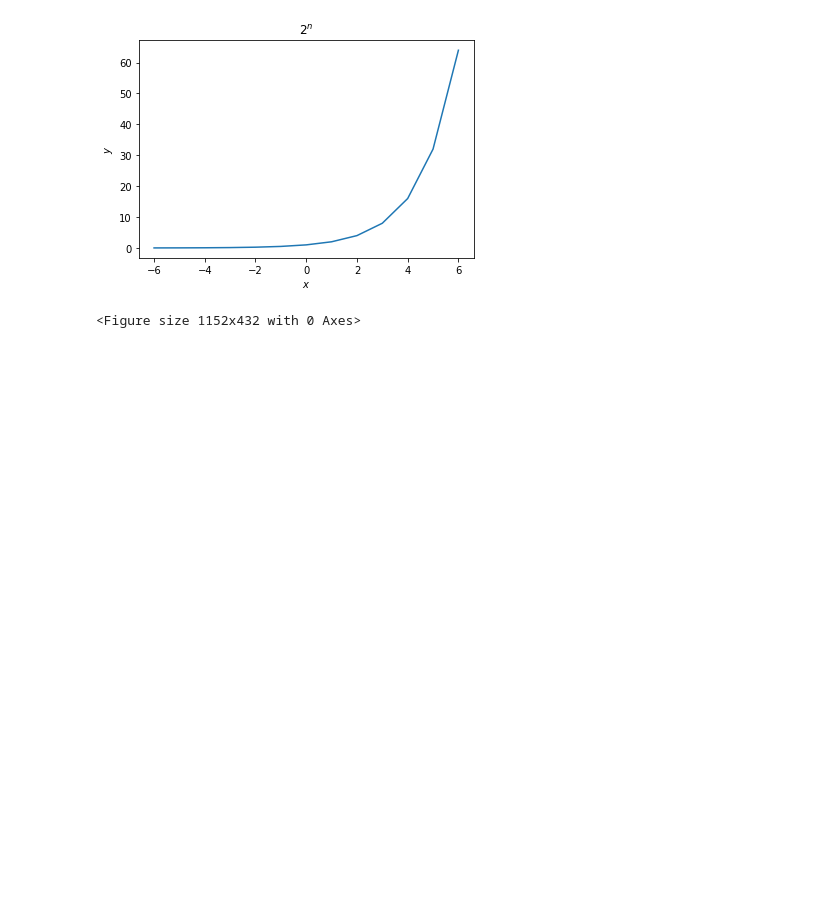
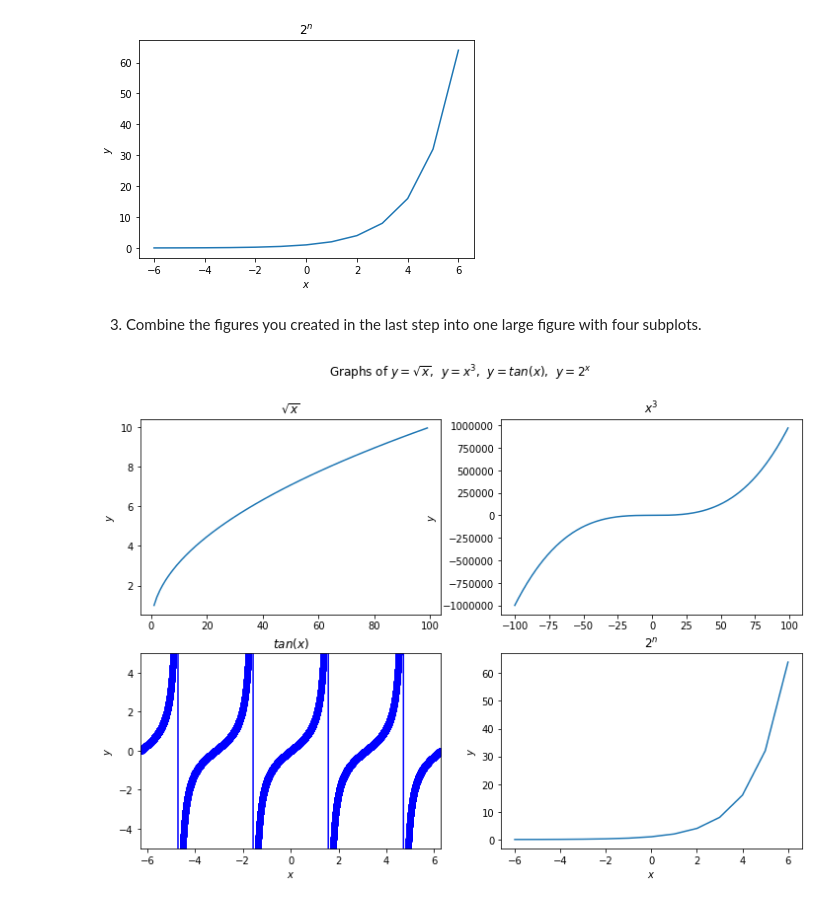
Before and after one commit to SaraPena/python-exercises, a Jupyter notebook: 4.6.1_matplotlib_exercises.ipynb, the cells around one changed output. Cells and saved outputs as stored; diff of their text form; code cells hidden in the pictures; blank space fills up the shorter version.

```diff
--- a/4.6.1_matplotlib_exercises.ipynb
+++ b/4.6.1_matplotlib_exercises.ipynb
@@ -76,10 +76,45 @@ plt.ylabel('$y$')
 e = plt.show()
 # %% [output]
 [figure]
-# %%
-plt.figure(figsize = (16,6))
-plt.suptitle('Graphs of $y = \sqrt{x}$,  $y = x^3$,  $y = tan(x)$,  $y = 2^x$')
-
-# plt.subplot(2,2,1)
-# %% [output]
-<Figure size 1152x432 with 0 Axes>
+# %% [markdown]
+3. Combine the figures you created in the last step into one large figure with four subplots.
+# %%
+plt.figure(figsize = (12,8))
+plt.suptitle('Graphs of $y = \sqrt{x}$,  $y = x^3$,  $y = tan(x)$,  $y = 2^x$')
+
+plt.subplot(2,2,1)
+x = list(range(1,100))
+y = [math.sqrt(n) for n in x]
+plt.plot(x, y)
+plt.title('$\sqrt{x}$')
+plt.ylabel('$y$')
+
+plt.subplot(2,2,2)
+x = list(range(-100,100))
+y = [n**3 for n in x]
+plt.plot(x,y)
+plt.title('$x^3$')
+plt.ylabel('$y$')
+
+plt.subplot(2,2,3)
+x = [x*.0002*math.pi for x in range(-10000,10001)]
+y = [math.tan(n) for n in x]
+plt.scatter(x,y, c ='blue')
+plt.plot(x, y, c = 'blue')
+plt.ylim(-5,5)
+plt.xlim(-2*math.pi, 2*math.pi)
+plt.title('$tan(x)$')
+plt.xlabel('$x$')
+plt.ylabel('$y$')
+
+plt.subplot(2,2,4)
+x = list(range(-6,7))
+y = [2**n for n in x]
+plt.plot(x,y)
+plt.title('$2^n$')
+plt.xlabel('$x$')
+plt.ylabel('$y$')
+
+plt.show()
+# %% [output]
+[figure, added]
```
Also changed, not shown: parts of 2 cells of this notebook.
